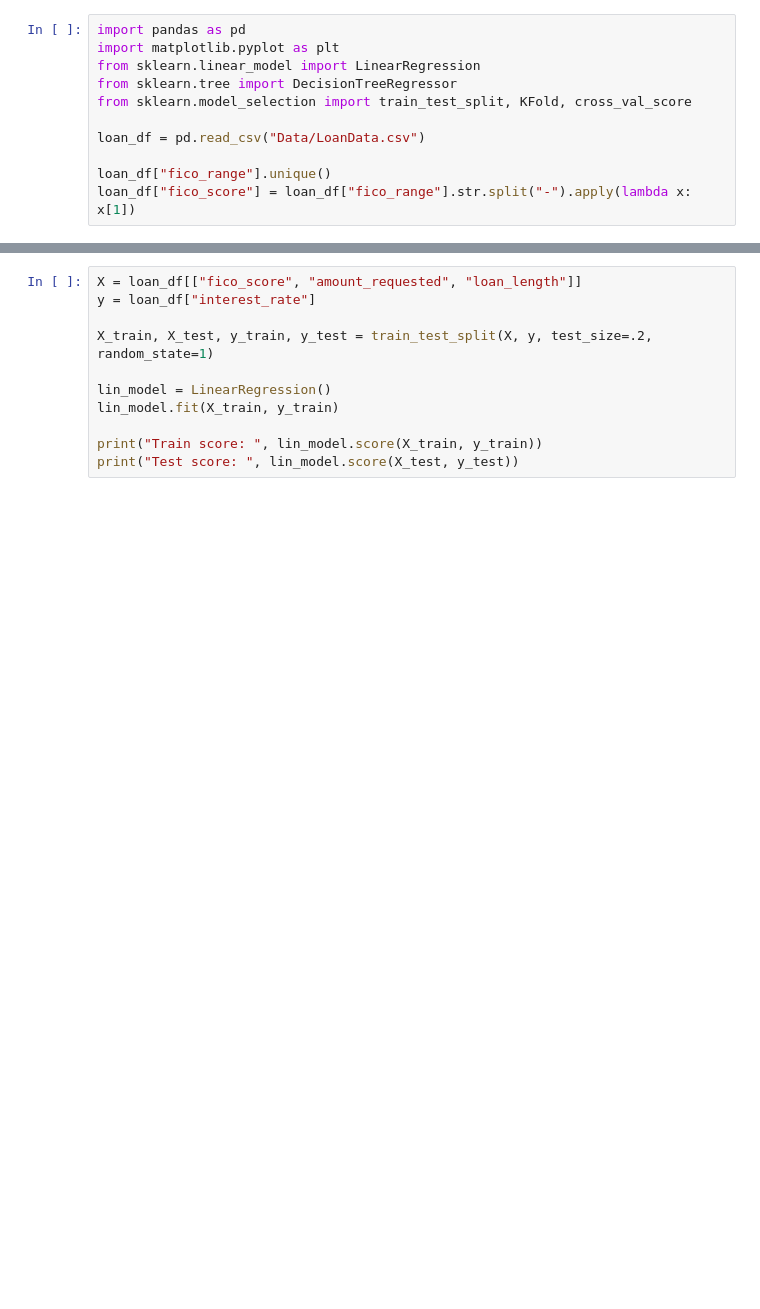
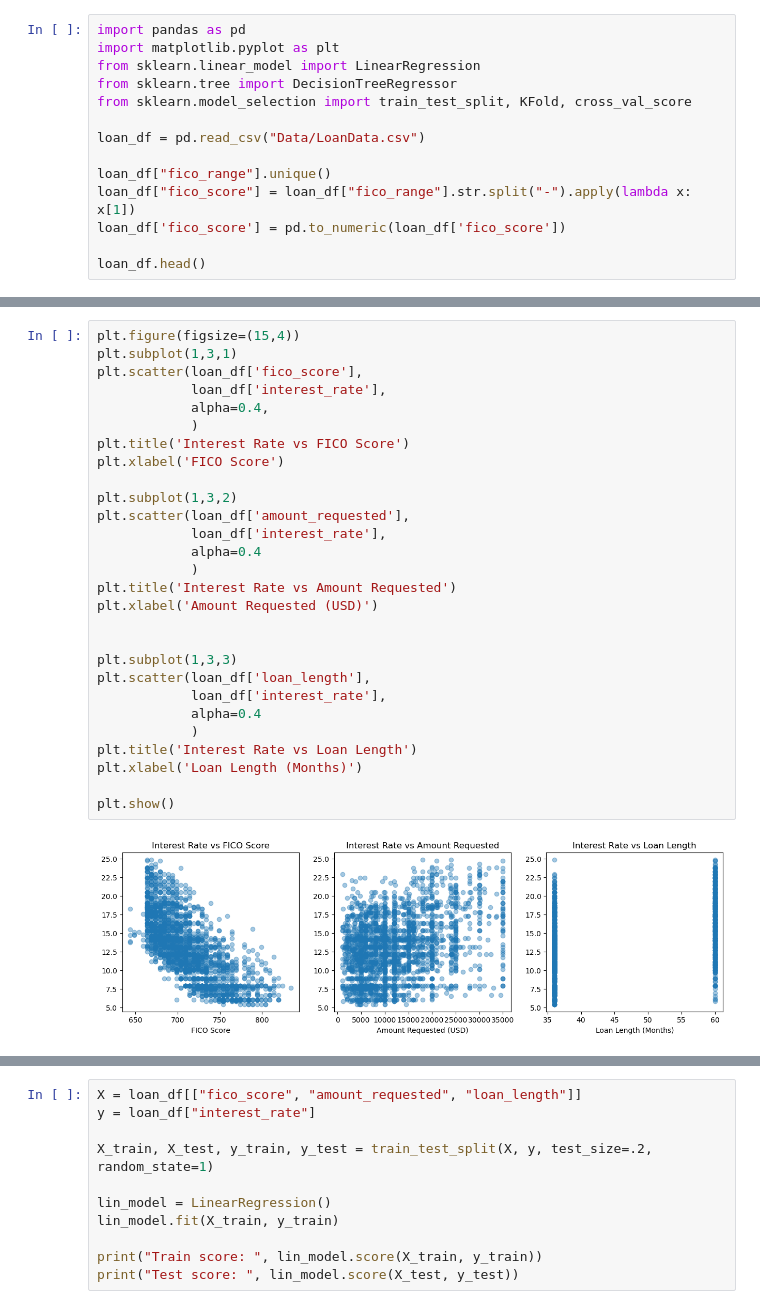
Before and after one commit to BrianFri/CaseInterestRates, a Jupyter notebook: loan.ipynb, the cells around one changed output, grey strips where cells are left out. Drawn from its saved outputs; the diff is of its cells as text; blank space fills up the shorter version.

```diff
--- a/loan.ipynb
+++ b/loan.ipynb
@@ -14,3 +14,6 @@ loan_df = pd.read_csv("Data/LoanData.csv")
 
 loan_df["fico_range"].unique()
 loan_df["fico_score"] = loan_df["fico_range"].str.split("-").apply(lambda x: x[1])
+loan_df['fico_score'] = pd.to_numeric(loan_df['fico_score'])
+
+loan_df.head()
@@ -16,0 +27,30 @@ loan_df["fico_score"] = loan_df["fico_range"].str.split("-").apply(lambda x: x[1
+# %%
+plt.figure(figsize=(15,4))
+plt.subplot(1,3,1)
+plt.scatter(loan_df['fico_score'],
+            loan_df['interest_rate'],
+            alpha=0.4,
+            )
+plt.title('Interest Rate vs FICO Score')
+plt.xlabel('FICO Score')
+
+plt.subplot(1,3,2)
+plt.scatter(loan_df['amount_requested'],
+            loan_df['interest_rate'],
+            alpha=0.4
+            )
+plt.title('Interest Rate vs Amount Requested')
+plt.xlabel('Amount Requested (USD)')
+
+
+plt.subplot(1,3,3)
+plt.scatter(loan_df['loan_length'],
+            loan_df['interest_rate'],
+            alpha=0.4
+            )
+plt.title('Interest Rate vs Loan Length')
+plt.xlabel('Loan Length (Months)')
+
+plt.show()
+# %% [output]
+[figure, added]
```
Also changed, not shown: parts of 11 cells of this notebook.
